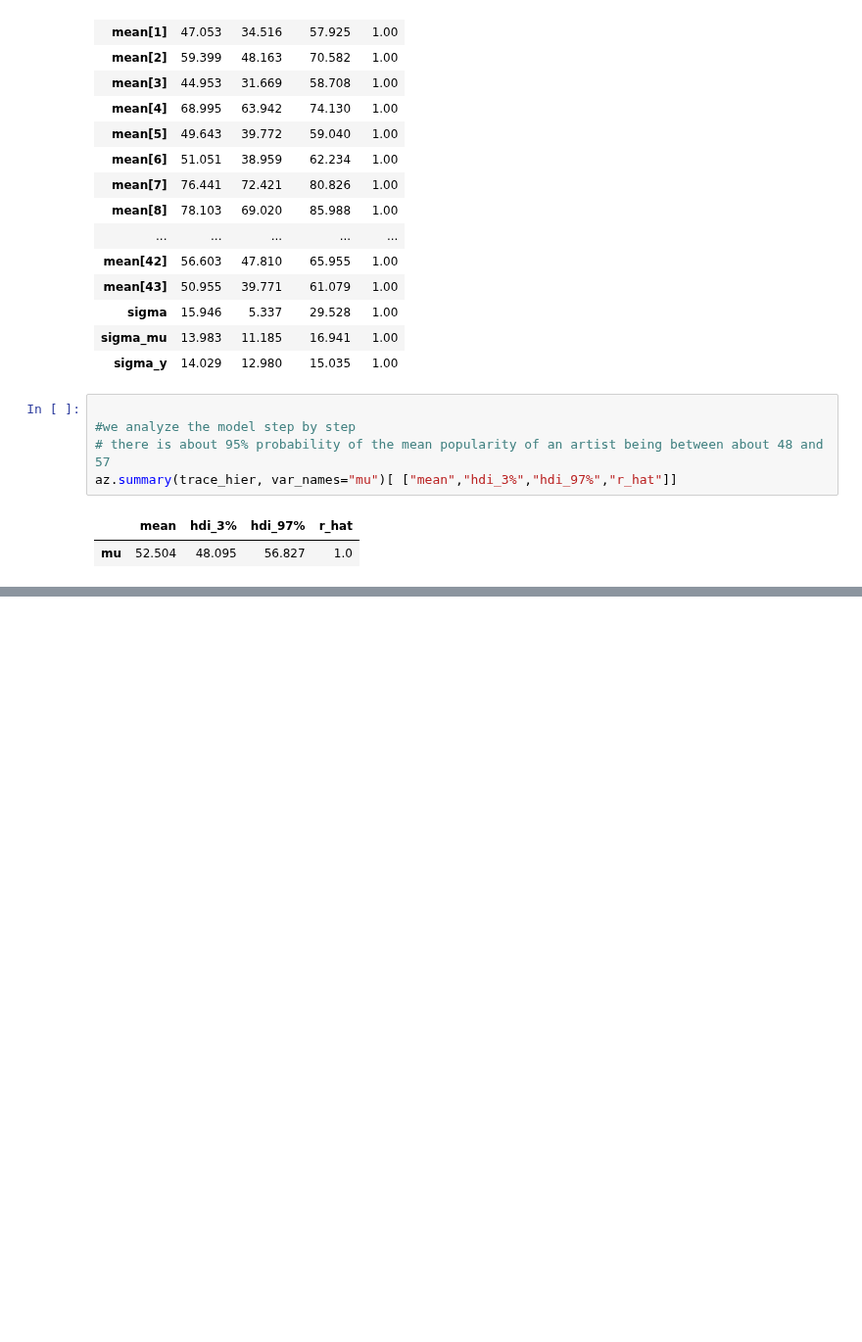
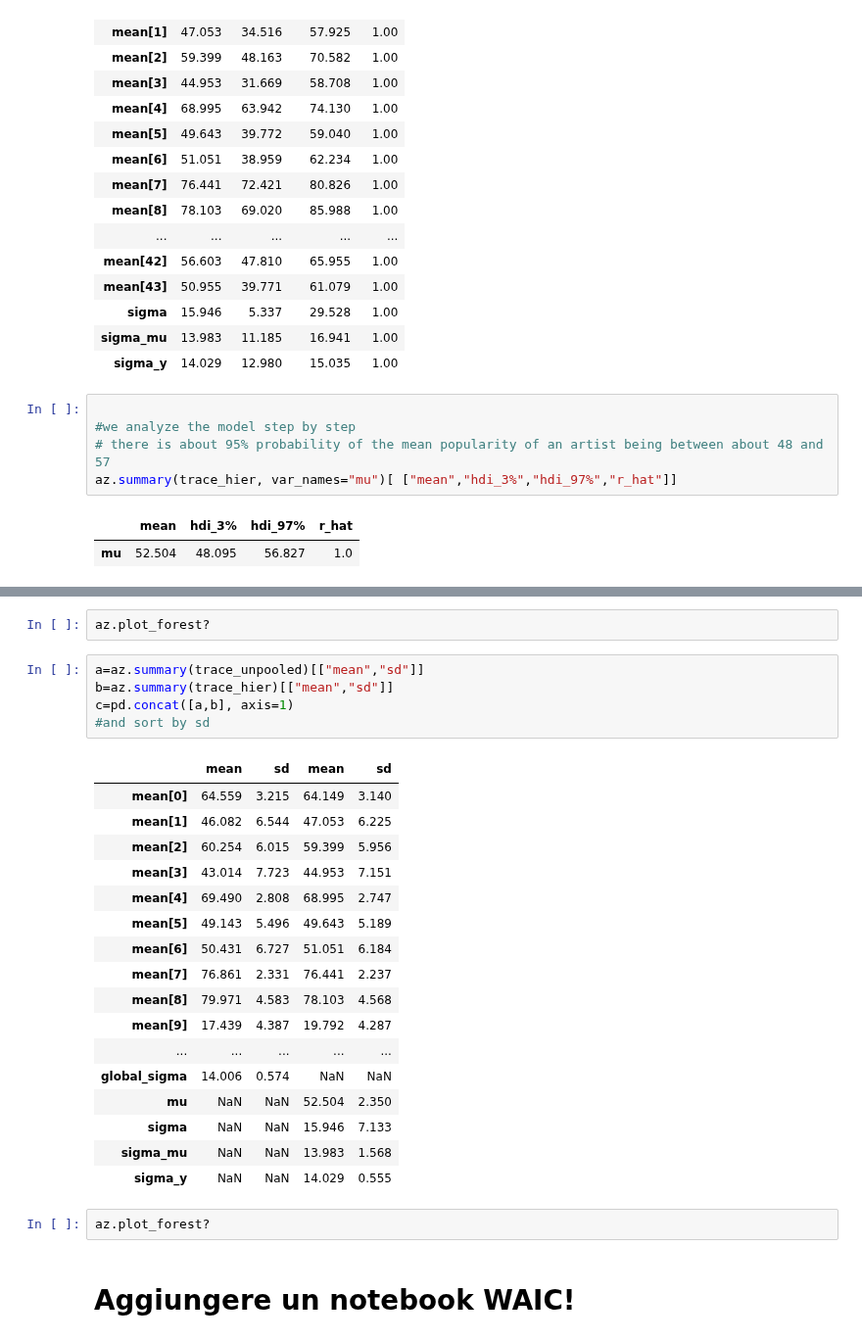
Before and after one commit to gcorani/bda, a Jupyter notebook: 3b-ProbProgramming-hierarchical.ipynb, the cells around one changed output, grey strips where cells are left out. Shown at 98% size. Drawn from its saved outputs; the diff is of its cells as text; blank space fills up the shorter version.

```diff
--- a/3b-ProbProgramming-hierarchical.ipynb
+++ b/3b-ProbProgramming-hierarchical.ipynb
@@ -497,0 +503,29 @@ az.summary(trace_hier, var_names="mu")[ ["mean","hdi_3%","hdi_97%","r_hat"]]
+# %%
+az.plot_forest?
+# %%
+a=az.summary(trace_unpooled)[["mean","sd"]]
+b=az.summary(trace_hier)[["mean","sd"]]
+c=pd.concat([a,b], axis=1)
+#and sort by sd
+# %% [output]
+|  | mean | sd | mean | sd |
+| mean[0] | 64.559 | 3.215 | 64.149 | 3.140 |
+| mean[1] | 46.082 | 6.544 | 47.053 | 6.225 |
+| mean[2] | 60.254 | 6.015 | 59.399 | 5.956 |
+| mean[3] | 43.014 | 7.723 | 44.953 | 7.151 |
+| mean[4] | 69.490 | 2.808 | 68.995 | 2.747 |
+| mean[5] | 49.143 | 5.496 | 49.643 | 5.189 |
+| mean[6] | 50.431 | 6.727 | 51.051 | 6.184 |
+| mean[7] | 76.861 | 2.331 | 76.441 | 2.237 |
+| mean[8] | 79.971 | 4.583 | 78.103 | 4.568 |
+| mean[9] | 17.439 | 4.387 | 19.792 | 4.287 |
+| ... | ... | ... | ... | ... |
+| global_sigma | 14.006 | 0.574 | NaN | NaN |
+| mu | NaN | NaN | 52.504 | 2.350 |
+| sigma | NaN | NaN | 15.946 | 7.133 |
+| sigma_mu | NaN | NaN | 13.983 | 1.568 |
+| sigma_y | NaN | NaN | 14.029 | 0.555 |
+# %%
+az.plot_forest?
+# %% [markdown]
+# Aggiungere un notebook WAIC!
```
Also changed, not shown: parts of 3 cells of this notebook, 3 other files.
